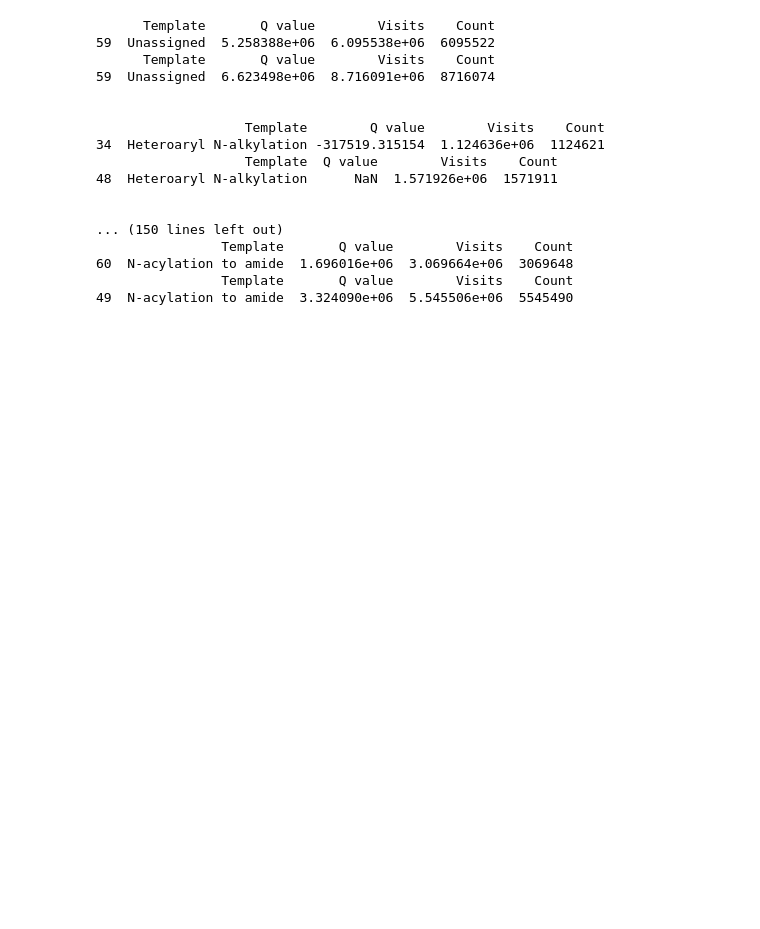
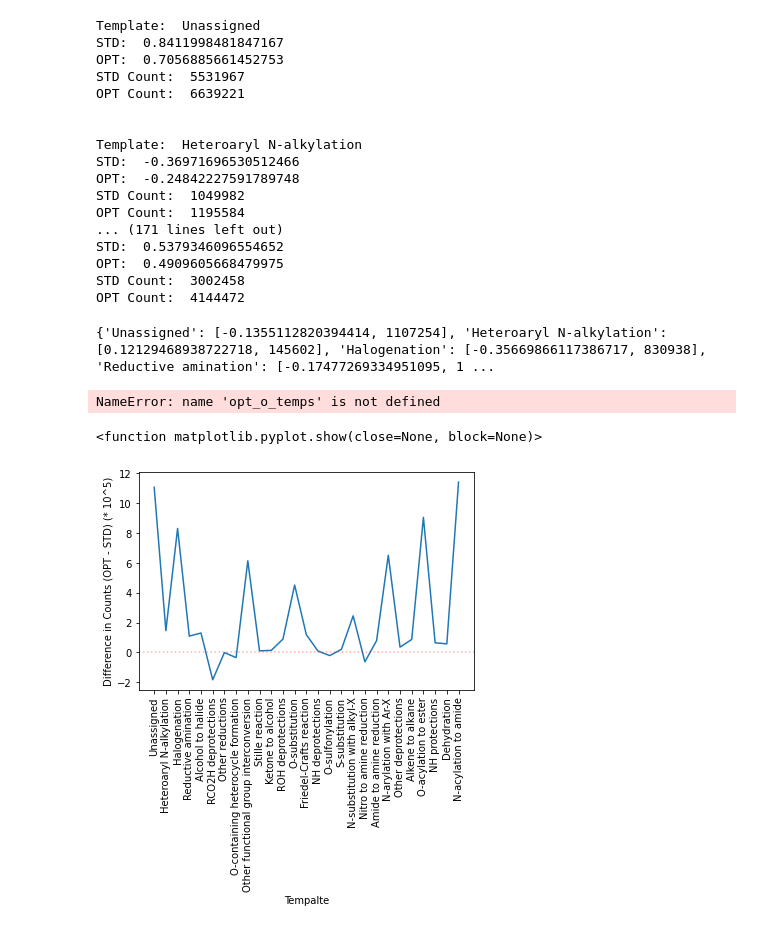
Before and after one commit to m-mokaya/aizynthfinder, a Jupyter notebook: Maranga/Notebooks/utils/q_value.ipynb, the cells around one changed output. Drawn from its saved outputs; the diff is of its cells as text; code cells hidden in the pictures; blank space fills up the shorter version.

```diff
--- a/Maranga/Notebooks/utils/q_value.ipynb
+++ b/Maranga/Notebooks/utils/q_value.ipynb
@@ -83,28 +46,63 @@ print(df_opt)
 opt_list = ['Unassigned', 'Heteroaryl N-alkylation', 'Halogenation', 'Reductive amination', 'Alcohol to halide', 'RCO2H deprotections', 'Other reductions', 'O-containing heterocycle formation', 'Other functional group interconversion', 'Stille reaction', 'Ketone to alcohol', 'ROH deprotections', 'O-substitution', 'Friedel-Crafts reaction', 'NH deprotections', 'O-sulfonylation', 'S-substitution', 'N-substitution with alkyl-X', 'Nitro to amine reduction', 'Amide to amine reduction', 'N-arylation with Ar-X', 'Other deprotections', 'Alkene to alkane', 'O-acylation to ester', 'NH protections', 'Dehydration', 'N-acylation to amide']
 # %%
 # Determine the difference between optimised reactions
+opt_qchange_dict = {}
+
 for i in opt_list:
     std = df_std.loc[df_std['Template'] == i]
     opt = df_opt.loc[df_opt['Template'] == i]
 
-    print(std)
-    print(opt)
+    print('Template: ', i)
+    print('STD: ', std.iloc[0]['Q value']/std.iloc[0]['Visits'])
+    print('OPT: ', opt.iloc[0]['Q value']/opt.iloc[0]['Visits'])
+    print('STD Count: ', std.iloc[0]['Count'])
+    print('OPT Count: ', opt.iloc[0]['Count'])
     print(('\n'))
+
+    opt_qchange_dict[i] = [(opt.iloc[0]['Q value']/opt.iloc[0]['Visits'] - std.iloc[0]['Q value']/std.iloc[0]['Visits']), (opt.iloc[0]['Count'] - std.iloc[0]['Count'])]
 # %% [output]
-      Template       Q value        Visits    Count
-59  Unassigned  5.258388e+06  6.095538e+06  6095522
-      Template       Q value        Visits    Count
-59  Unassigned  6.623498e+06  8.716091e+06  8716074
+Template:  Unassigned
+STD:  0.8411998481847167
+OPT:  0.7056885661452753
+STD Count:  5531967
+OPT Count:  6639221
 
 
-                   Template        Q value        Visits    Count
-34  Heteroaryl N-alkylation -317519.315154  1.124636e+06  1124621
-                   Template  Q value        Visits    Count
-48  Heteroaryl N-alkylation      NaN  1.571926e+06  1571911
-
-
-... (150 lines left out)
-                Template       Q value        Visits    Count
-60  N-acylation to amide  1.696016e+06  3.069664e+06  3069648
-                Template       Q value        Visits    Count
-49  N-acylation to amide  3.324090e+06  5.545506e+06  5545490
+Template:  Heteroaryl N-alkylation
+STD:  -0.36971696530512466
+OPT:  -0.24842227591789748
+STD Count:  1049982
+OPT Count:  1195584
+... (171 lines left out)
+STD:  0.5379346096554652
+OPT:  0.4909605668479975
+STD Count:  3002458
+OPT Count:  4144472
+# %%
+print(opt_qchange_dict)
+
+for key in opt_o_temps:
+    opt_qchange_dict[key] = opt_qchange_dict.pop(key)
+
+print(opt_qchange_dict)
+# %% [output]
+{'Unassigned': [-0.1355112820394414, 1107254], 'Heteroaryl N-alkylation': [0.12129468938722718, 145602], 'Halogenation': [-0.35669866117386717, 830938], 'Reductive amination': [-0.17477269334951095, 1 ...
+NameError: name 'opt_o_temps' is not defined
+# %%
+import matplotlib.pyplot as plt
+
+temps = list(opt_qchange_dict.keys())
+dc = list(opt_qchange_dict.values())
+counts = [i[1]/100000 for i in dc]
+diffs = [i[0] for i in dc]
+
+plt.plot(temps, counts)
+plt.xticks(rotation=90)
+plt.xlabel('Tempalte')
+plt.ylabel('Difference in Counts (OPT - STD) (* 10^5)')
+plt.axhline(y=0, alpha=0.3, c='red', linestyle='dotted')
+#plt.savefig('/data/localhost/not-backed-up/mokaya/exscientia/aizynthfinder/Maranga/Images/count_diff.png')
+plt.show
+# %% [output]
+<function matplotlib.pyplot.show(close=None, block=None)>
+[figure, added]
```
Also changed, not shown: parts of 4 cells of this notebook, 4 other files.
